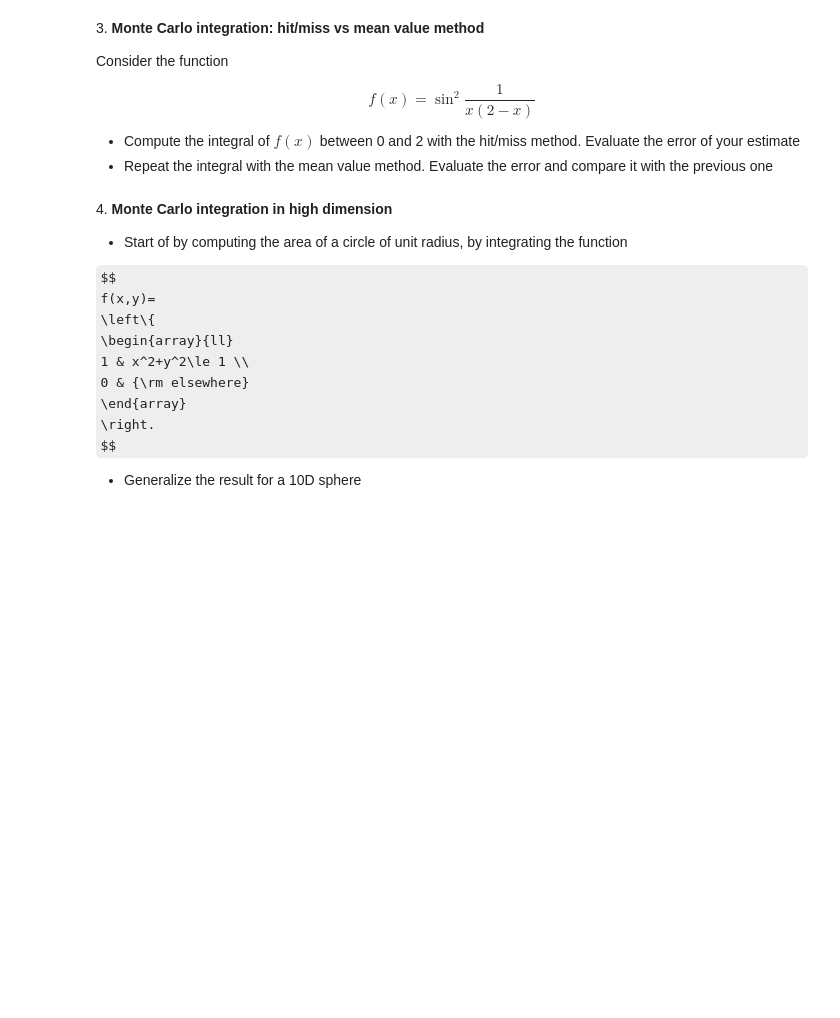
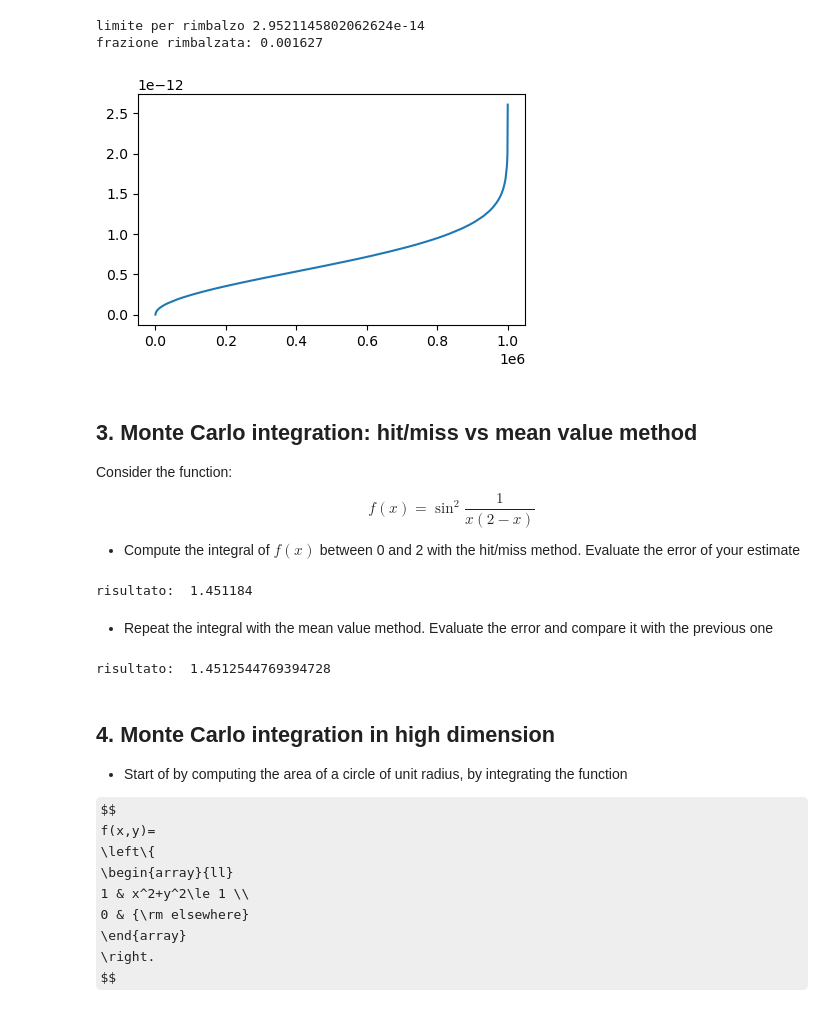
Before and after one commit to seccobenedetto/LCPA, a Jupyter notebook: 10ex_MonteCarlo.ipynb, the cells around one changed output. Cells and saved outputs as stored; diff of their text form; code cells hidden in the pictures; some formulas as TeX source; blank space fills up the shorter version.

```diff
--- a/10ex_MonteCarlo.ipynb
+++ b/10ex_MonteCarlo.ipynb
@@ -17,17 +106,72 @@ $$
 where $E=7.7$ MeV and $b$ beam is the impact parameter. The beam is represented by a 2D gaussian distribution with $\sigma=a_0/100$ for both coordinates ($a_0$ being the Bohr radius). Assume 1 million $\alpha$ particles are shot on the gold atom.
 
 Computing the fraction of particles that "bounce back",i.e. those particle whose scattering angle is greater than $\pi/2$ (which set a condition on the impact parameter $b$)
+# %%
+# IDEA: we use box-muller method to generate a sample of normally distributed variables in 2d
+
+# initial values:
+E = 7.7*1.6*10**(-19)*10**6    # energia in Joule
+sigma = (0.53/100)*10**(-10)   # from angstrom to meters
+N = 1000000                    # 1 million particles
+e = 1.6*10**(-19)              # carica elettrone
+
+# box-muller:
+u = npr.rand(N)    # uniform random variables
+u_ord = np.sort(u)
+r = np.sqrt(-2*sigma**2*np.log(1-u_ord))    # radius values distributed like a gaussian
+plt.figure(figsize=(5,3))
+plt.plot(r)
+
+# computing the fraction:
+limit = (79*e**2)/(2*np.pi*8.85*10**(-12)*E)
+print("limite per rimbalzo", limit)
+print("frazione rimbalzata:", len(r[r<limit])/N )
+# %% [output]
+limite per rimbalzo 2.9521145802062624e-14
+frazione rimbalzata: 0.001627
+[figure, added]
 # %% [markdown]
-3\. **Monte Carlo integration: hit/miss vs mean value method**
+## 3\. **Monte Carlo integration: hit/miss vs mean value method**
 
-Consider the function
-
+Consider the function:
 $$f(x) =\sin^2{\frac{1}{x(2-x)}}$$
-
 * Compute the integral of $f(x)$ between 0 and 2 with the hit/miss method. Evaluate the error of your estimate
-* Repeat the integral with the mean value method. Evaluate the error and compare it with the previous one
+# %%
+# i think the result should be 1.4514
+def f(x):
+    return (np.sin(1/(2*x-x**2)))**2
+
+# first we study the function to identify area A:
+x = np.linspace(0.0001,1.999, 500)
+y = f(x)
+#plt.plot(x,y)
+
+# monte carlo:
+A = 2*1     # base*altezza, scelte guardando il grafico
+N = 10**6  # number of random tests
+k = 0       # counts
+for i in range(N):
+    x = npr.rand()*2
+    y = npr.rand()
+    if y < f(x): k+=1
+I = k/N*A
+print("risultato: ", I)
+# %% [output]
+risultato:  1.451184
+# %% [markdown]
+* Repeat the integral with the mean value method. Evaluate the error and compare it with the previous one
+# %%
+def f(x):
+    return (np.sin(1/(2*x-x**2)))**2
+
+N = 10**6        # number of tests
+x = npr.rand(N)
+I = (2-0)/N*np.sum(f(x))
+print("risultato: ", I)
+# %% [output]
+risultato:  1.4512544769394728
 # %% [markdown]
-4\. **Monte Carlo integration in high dimension**
+## 4\. **Monte Carlo integration in high dimension**
 
 * Start of by computing the area of a circle of unit radius, by integrating the function
 
@@ -40,5 +184,3 @@ f(x,y)=
 \end{array}
 \right.
 $$
-
-* Generalize the result for a 10D sphere
```
Also changed, not shown: parts of 12 cells of this notebook, 1 other file.
